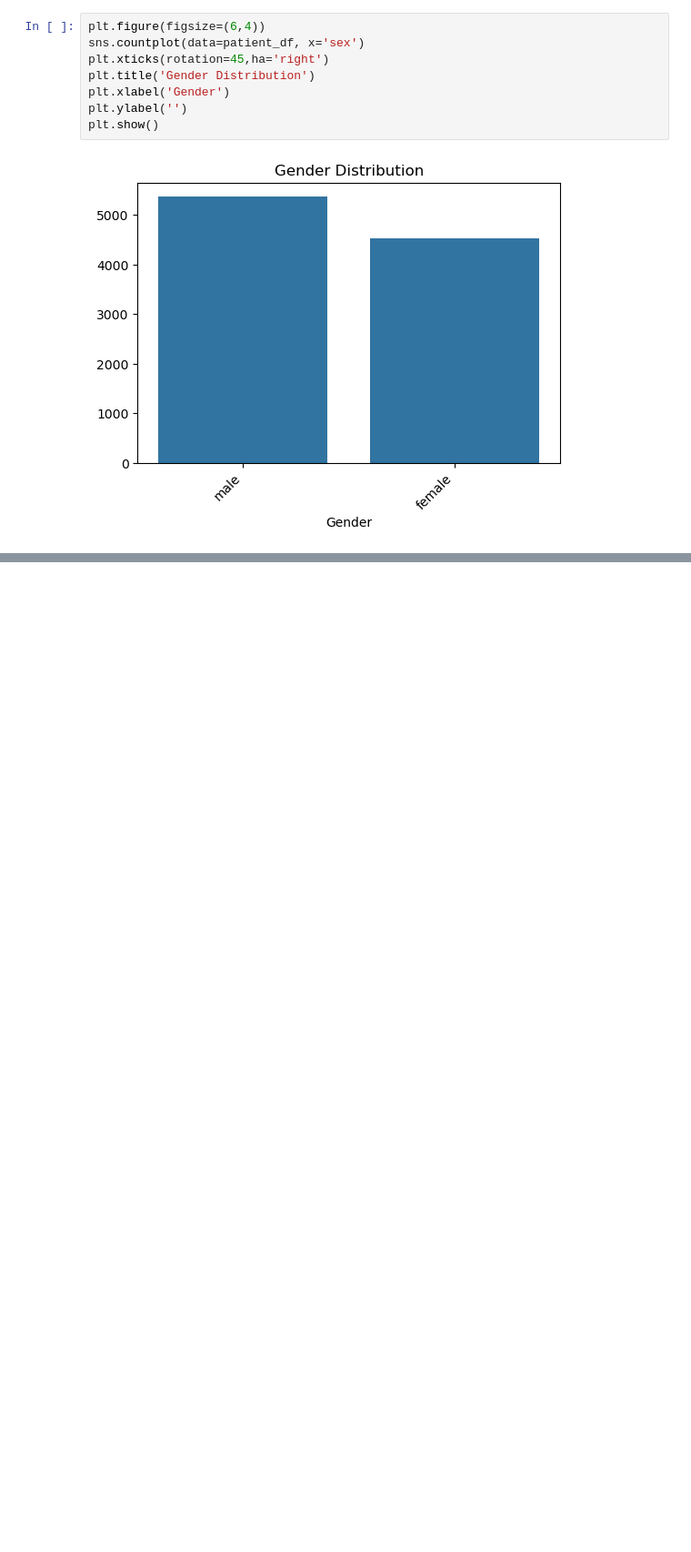
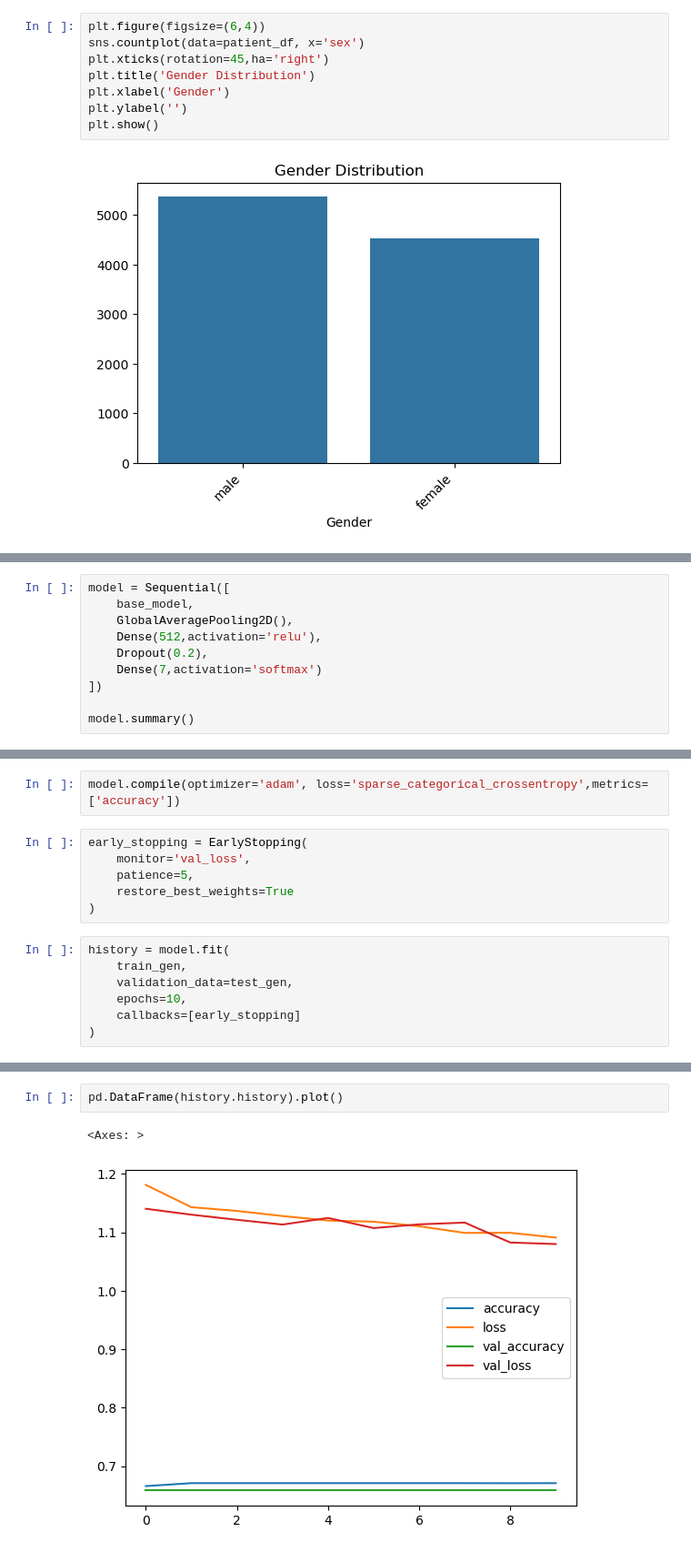
Before and after one commit to JiaLi35/ds-project, a Jupyter notebook: project.ipynb, the cells around one changed output, grey strips where cells are left out. Shown at 91% size. Drawn from its saved outputs; the diff is of its cells as text; blank space fills up the shorter version.

```diff
--- a/project.ipynb
+++ b/project.ipynb
@@ -181,0 +332,10 @@ plt.show()
+# %%
+model = Sequential([
+    base_model,
+    GlobalAveragePooling2D(),
+    Dense(512,activation='relu'),
+    Dropout(0.2),
+    Dense(7,activation='softmax')
+])
+
+model.summary()
@@ -181,0 +361,15 @@ plt.show()
+# %%
+model.compile(optimizer='adam', loss='sparse_categorical_crossentropy',metrics=['accuracy'])
+# %%
+early_stopping = EarlyStopping(
+    monitor='val_loss',
+    patience=5,
+    restore_best_weights=True
+)
+# %%
+history = model.fit(
+    train_gen,
+    validation_data=test_gen,
+    epochs=10,
+    callbacks=[early_stopping]
+)
@@ -181,0 +397,5 @@ plt.show()
+# %%
+pd.DataFrame(history.history).plot()
+# %% [output]
+<Axes: >
+[figure, added]
```
Also changed, not shown: parts of 15 cells of this notebook.
